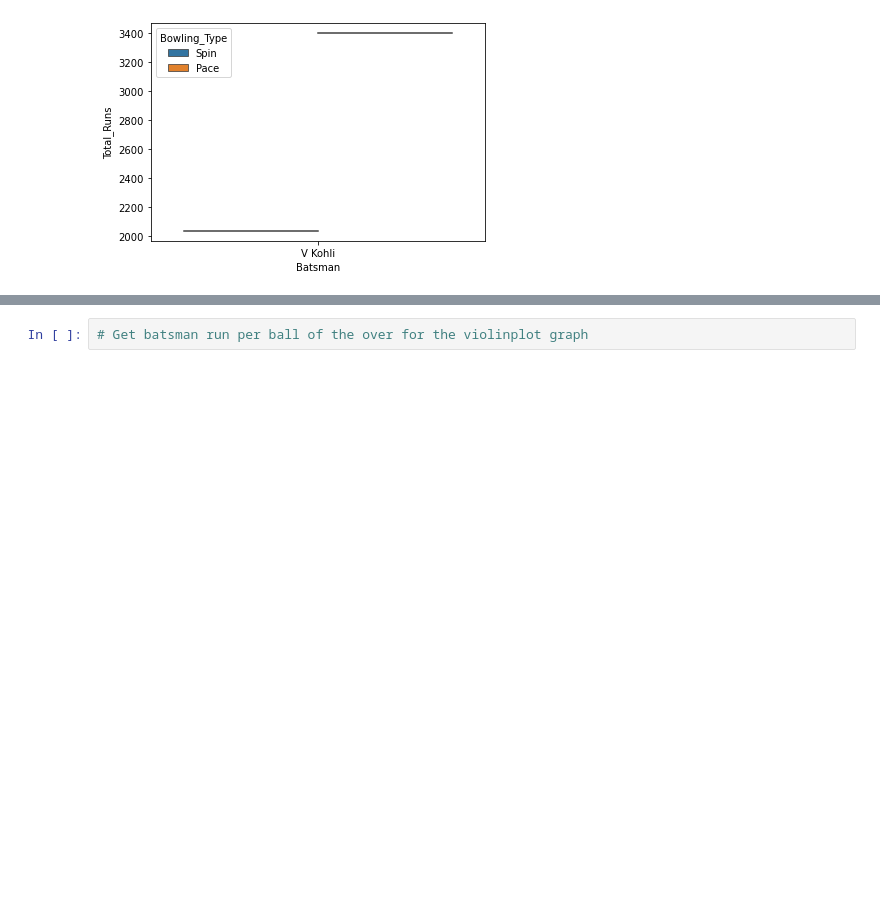
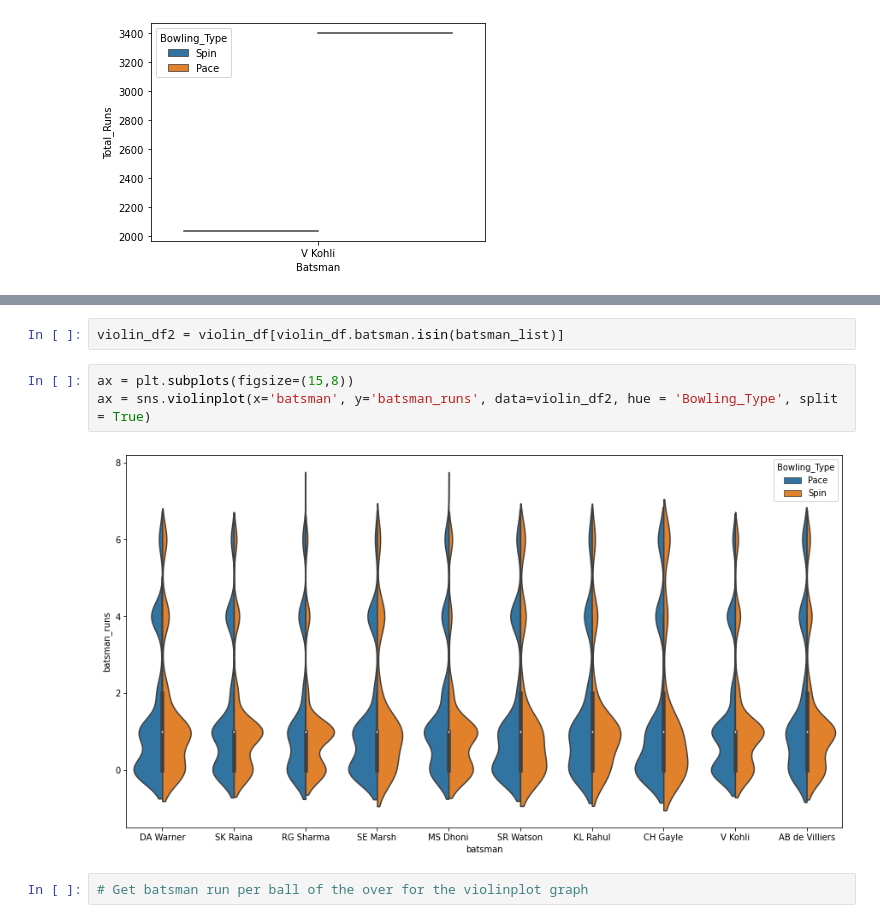
Before and after one commit to Utkarsh736/IPL_Data_Analysis, a Jupyter notebook: Template.ipynb, the cells around one changed output, grey strips where cells are left out. Drawn from its saved outputs; the diff is of its cells as text; blank space fills up the shorter version.

```diff
--- a/Template.ipynb
+++ b/Template.ipynb
@@ -728,3 +761,10 @@ sns.violinplot(x='Batsman', y='Total_Runs', data=kohli_plot, hue='Bowling_Type',
+# %%
+violin_df2 = violin_df[violin_df.batsman.isin(batsman_list)]
+# %%
+ax = plt.subplots(figsize=(15,8))
+ax = sns.violinplot(x='batsman', y='batsman_runs', data=violin_df2, hue = 'Bowling_Type', split = True)
+# %% [output]
+[figure, added]
 # %%
 # Get batsman run per ball of the over for the violinplot graph
 # %%
```
Also changed, not shown: parts of 10 cells of this notebook.
